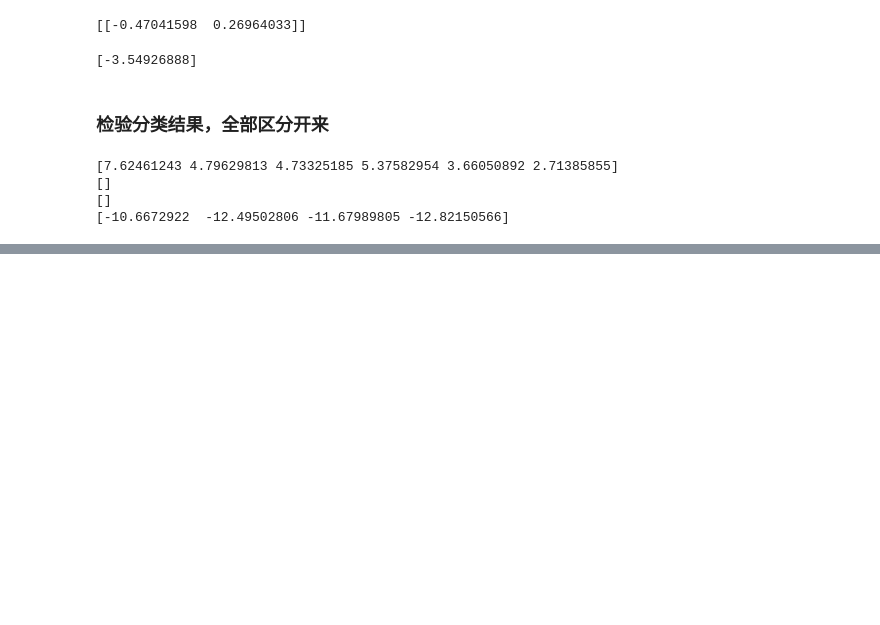
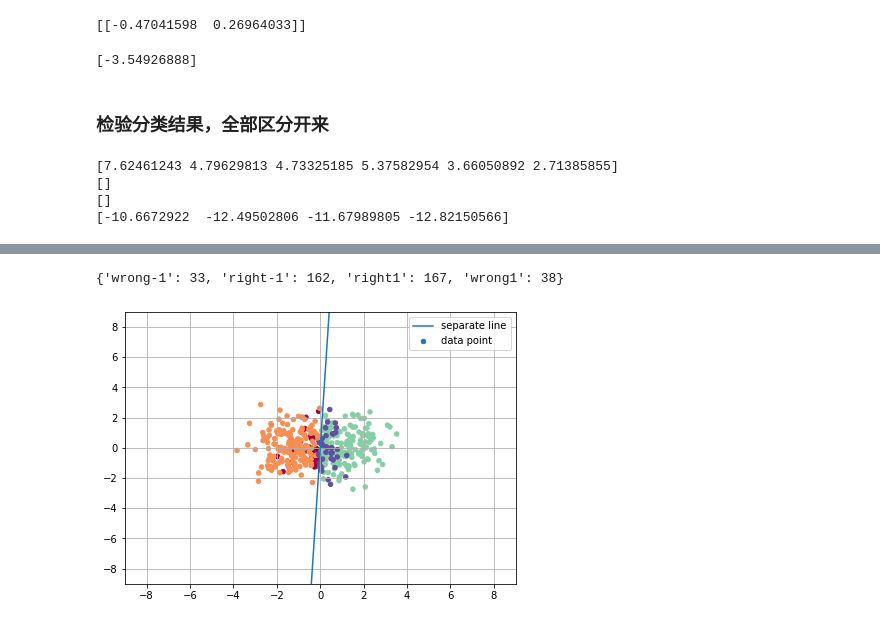
Before and after one commit to easilylazy/pattern-recognition, a Jupyter notebook: linear/fisher.ipynb, the cells around one changed output, grey strips where cells are left out. Cells and saved outputs as stored; diff of their text form; code cells hidden in the pictures; blank space fills up the shorter version.

```diff
--- a/linear/fisher.ipynb
+++ b/linear/fisher.ipynb
@@ -136,0 +248,27 @@ print(Z2[Z2<Zt])
+# %%
+def labelErr(X,y,W,Zt):
+    '''
+    根据阈值Zt与投影面法向量W进行错误值的评价
+    '''
+    labelY=np.array(y)
+    label={}
+    Z=np.dot(X,W).reshape(y.shape)
+    labelY[np.where((Z>Zt)&(y<0))]=2
+    labelY[np.where((Z<Zt)&(y>0))]=-2
+    label['wrong-1']=sum(labelY==-2)
+    label['right-1']=sum(labelY==-1)
+    label['right1']=sum(labelY==1)
+    label['wrong1']=sum(labelY==2)
+    return labelY,label
+# %%
+X,y=GenerateData(1,2,200)
+# w1,w2=loadData()
+# X=np.row_stack((w1,w2))
+# y=np.append(np.ones(w1.shape[0]),-np.ones(w2.shape[0]))
+W,Zt=fisher(X,y)
+labelY,label=labelErr(X,y,W,Zt)
+print(label)
+live_plot(X,labelY,W,bias=False,lims=(9,9),scale=30,clear=False,title="")
+# %% [output]
+{'wrong-1': 33, 'right-1': 162, 'right1': 167, 'wrong1': 38}
+[figure, added]
```
Also changed, not shown: parts of 15 cells of this notebook, 2 other files.
